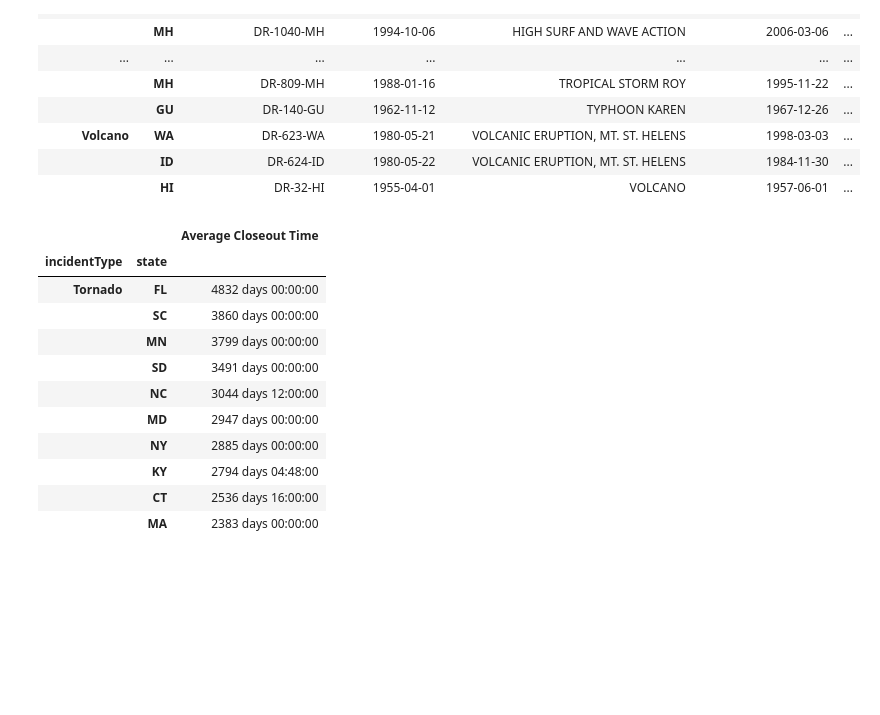
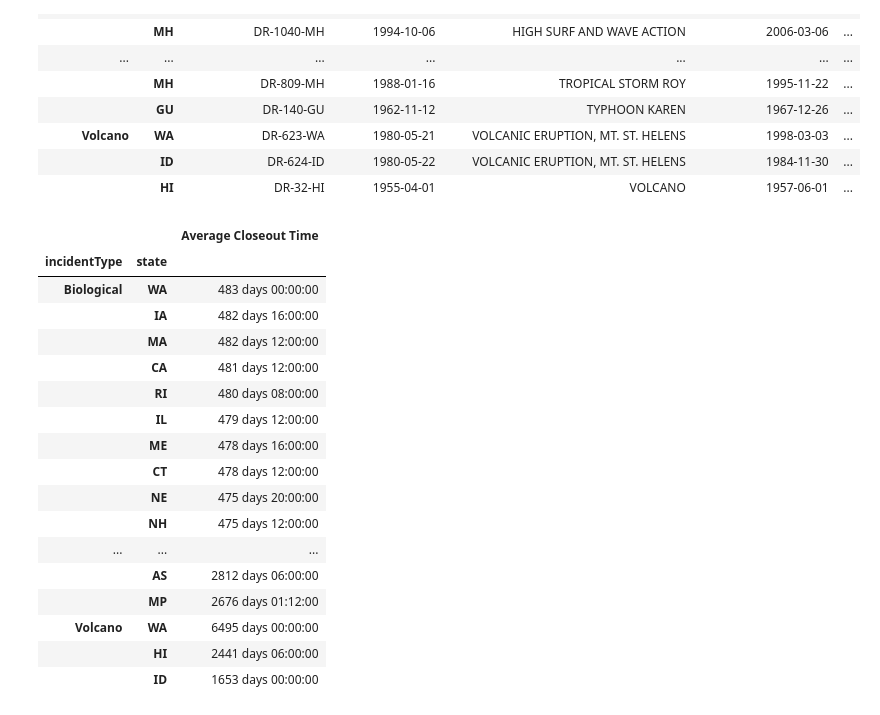
Before and after one commit to bwsi-remote-sensing-2021/Group5PandaProject, a Jupyter notebook: Project.ipynb, the cells around one changed output. Cells and saved outputs as stored; diff of their text form; code cells hidden in the pictures; blank space fills up the shorter version.

```diff
--- a/Project.ipynb
+++ b/Project.ipynb
@@ -67,22 +67,28 @@ data_cleaned.groupby(['incidentType','state']).head(1)\
 # %%
 # for each disaster type, average for each state (top 10 max shown)
 data_cleaned.drop(['femaDeclarationString','disasterCloseoutDate','disasterCloseoutDate','declarationDate'],axis=1)\
     .groupby(['incidentType','state'])\
     .apply(lambda durations: durations.mean())\
     .sort_values(['incidentType','closeoutDuration'],ascending=[True,False])\
     .groupby(['incidentType']).head(10)\
     .rename(columns={'closeoutDuration': 'Average Closeout Time'})\
-    .loc[['Tornado']]
+    # .loc[['Tornado']]
 # %% [output]
 |  |  | Average Closeout Time |
 | incidentType | state |  |
-| Tornado | FL | 4832 days 00:00:00 |
-|  | SC | 3860 days 00:00:00 |
-|  | MN | 3799 days 00:00:00 |
-|  | SD | 3491 days 00:00:00 |
-|  | NC | 3044 days 12:00:00 |
-|  | MD | 2947 days 00:00:00 |
-|  | NY | 2885 days 00:00:00 |
-|  | KY | 2794 days 04:48:00 |
-|  | CT | 2536 days 16:00:00 |
-|  | MA | 2383 days 00:00:00 |
+| Biological | WA | 483 days 00:00:00 |
+|  | IA | 482 days 16:00:00 |
+|  | MA | 482 days 12:00:00 |
+|  | CA | 481 days 12:00:00 |
+|  | RI | 480 days 08:00:00 |
+|  | IL | 479 days 12:00:00 |
+|  | ME | 478 days 16:00:00 |
+|  | CT | 478 days 12:00:00 |
+|  | NE | 475 days 20:00:00 |
+|  | NH | 475 days 12:00:00 |
+| ... | ... | ... |
+|  | AS | 2812 days 06:00:00 |
+|  | MP | 2676 days 01:12:00 |
+| Volcano | WA | 6495 days 00:00:00 |
+|  | HI | 2441 days 06:00:00 |
+|  | ID | 1653 days 00:00:00 |
```
